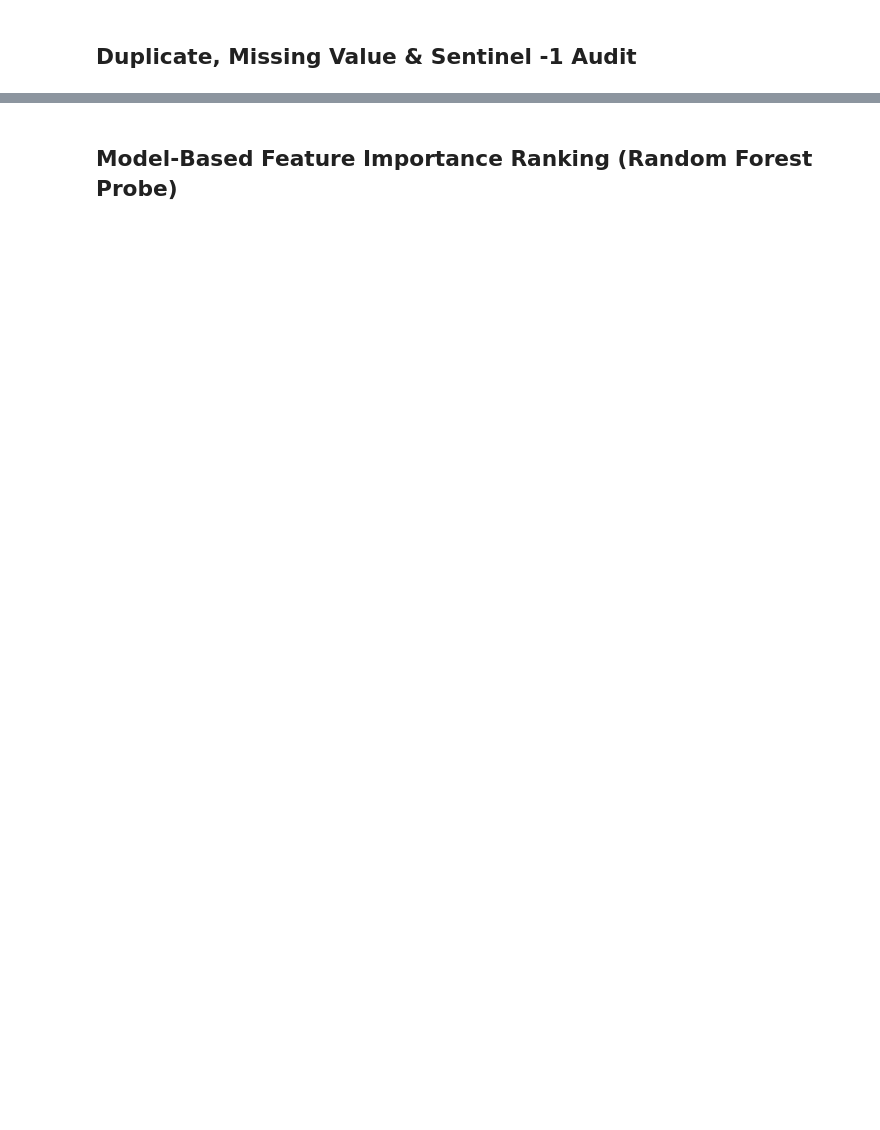
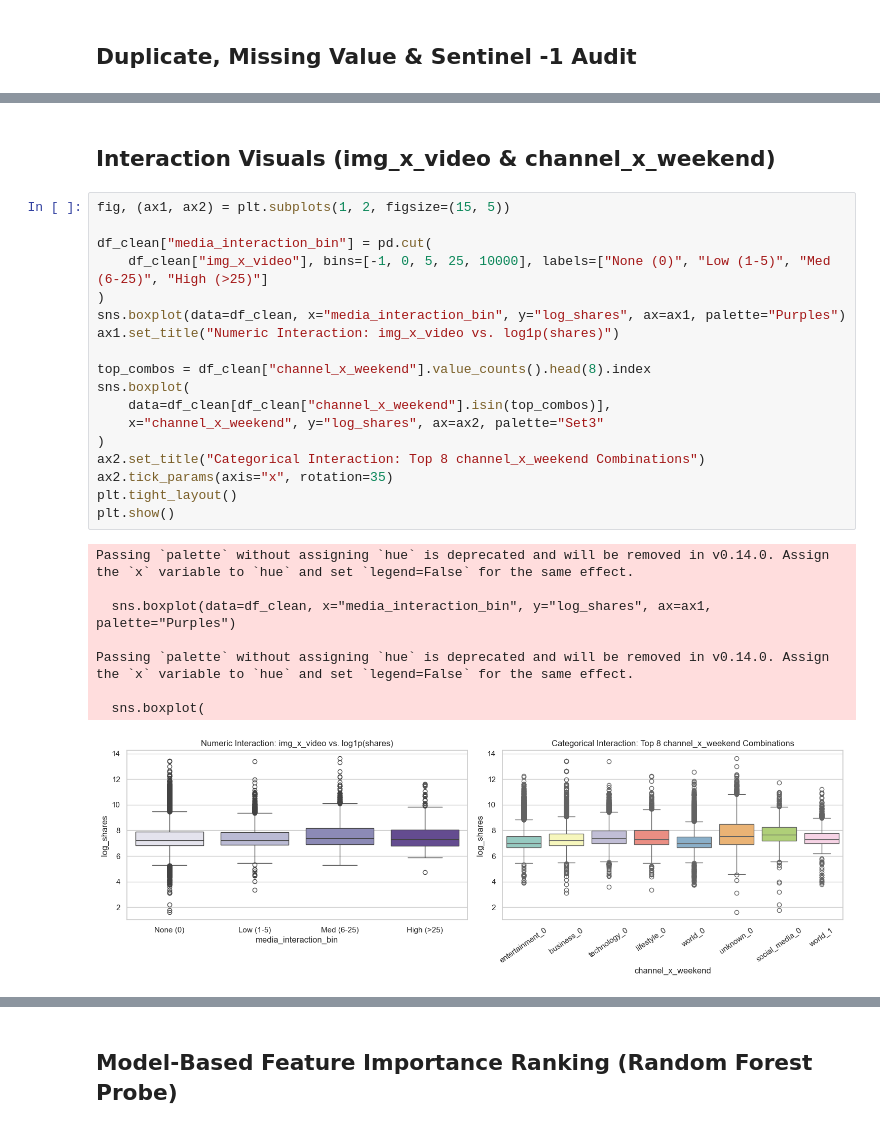
Before and after one commit to jsreeram1/Online-News-Popularity-Prediction, a Jupyter notebook: notebooks/eda.ipynb, the cells around one changed output, grey strips where cells are left out. Cells and saved outputs as stored; diff of their text form; blank space fills up the shorter version.

```diff
--- a/notebooks/eda.ipynb
+++ b/notebooks/eda.ipynb
@@ -185,0 +235,29 @@ Passing `palette` without assigning `hue` is deprecated and will be removed in v
+# %% [markdown]
+## Interaction Visuals (img_x_video & channel_x_weekend)
+# %%
+fig, (ax1, ax2) = plt.subplots(1, 2, figsize=(15, 5))
+
+df_clean["media_interaction_bin"] = pd.cut(
+    df_clean["img_x_video"], bins=[-1, 0, 5, 25, 10000], labels=["None (0)", "Low (1-5)", "Med (6-25)", "High (>25)"]
+)
+sns.boxplot(data=df_clean, x="media_interaction_bin", y="log_shares", ax=ax1, palette="Purples")
+ax1.set_title("Numeric Interaction: img_x_video vs. log1p(shares)")
+
+top_combos = df_clean["channel_x_weekend"].value_counts().head(8).index
+sns.boxplot(
+    data=df_clean[df_clean["channel_x_weekend"].isin(top_combos)],
+    x="channel_x_weekend", y="log_shares", ax=ax2, palette="Set3"
+)
+ax2.set_title("Categorical Interaction: Top 8 channel_x_weekend Combinations")
+ax2.tick_params(axis="x", rotation=35)
+plt.tight_layout()
+plt.show()
+# %% [output]
+Passing `palette` without assigning `hue` is deprecated and will be removed in v0.14.0. Assign the `x` variable to `hue` and set `legend=False` for the same effect.
+
+  sns.boxplot(data=df_clean, x="media_interaction_bin", y="log_shares", ax=ax1, palette="Purples")
+
+Passing `palette` without assigning `hue` is deprecated and will be removed in v0.14.0. Assign the `x` variable to `hue` and set `legend=False` for the same effect.
+
+  sns.boxplot(
+[figure, added]
```
Also changed, not shown: parts of 25 cells of this notebook.
